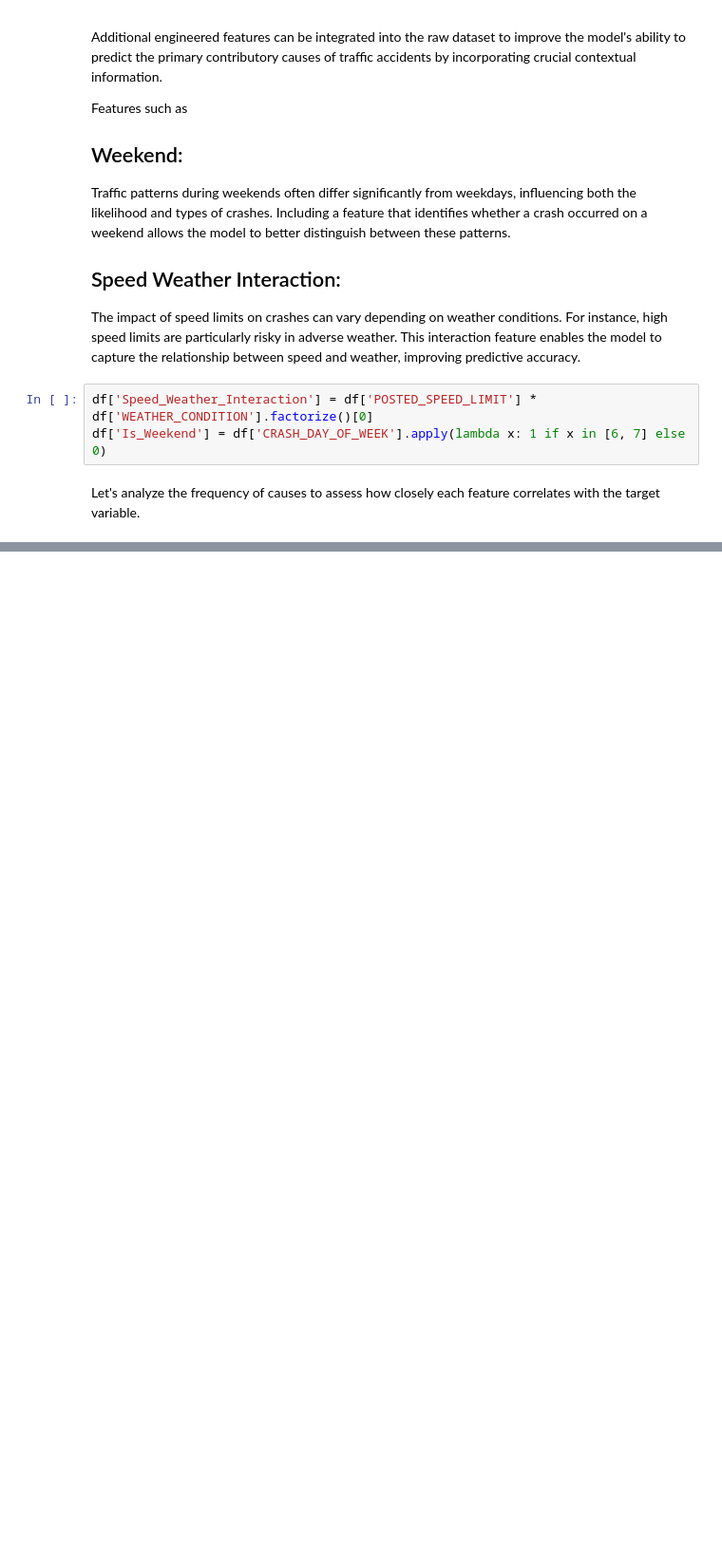
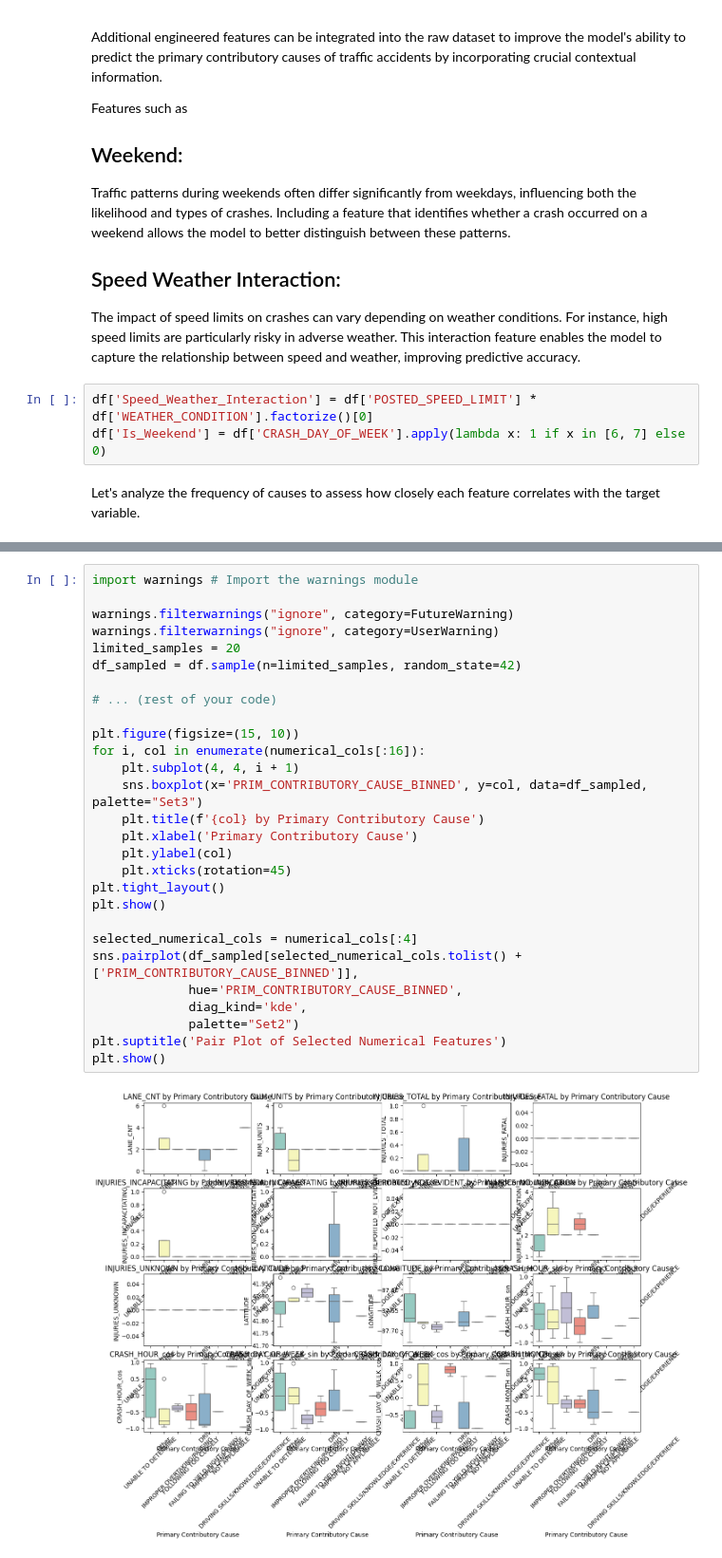
Before and after one commit to djdrjeff/phase3project_KelvinNjenga, a Jupyter notebook: Traffic_Crashes_KelvinNjenga.ipynb, the cells around one changed output, grey strips where cells are left out. Shown at 95% size. Saved outputs shown, nothing was run; the diff lists cells and outputs as text; blank space fills up the shorter version.

```diff
--- a/Traffic_Crashes_KelvinNjenga.ipynb
+++ b/Traffic_Crashes_KelvinNjenga.ipynb
@@ -317,0 +393,30 @@ Name: count, dtype: int64
+# %%
+import warnings # Import the warnings module
+
+warnings.filterwarnings("ignore", category=FutureWarning)
+warnings.filterwarnings("ignore", category=UserWarning)
+limited_samples = 20
+df_sampled = df.sample(n=limited_samples, random_state=42)
+
+# ... (rest of your code)
+
+plt.figure(figsize=(15, 10))
+for i, col in enumerate(numerical_cols[:16]):
+    plt.subplot(4, 4, i + 1)
+    sns.boxplot(x='PRIM_CONTRIBUTORY_CAUSE_BINNED', y=col, data=df_sampled, palette="Set3")
+    plt.title(f'{col} by Primary Contributory Cause')
+    plt.xlabel('Primary Contributory Cause')
+    plt.ylabel(col)
+    plt.xticks(rotation=45)
+plt.tight_layout()
+plt.show()
+
+selected_numerical_cols = numerical_cols[:4]
+sns.pairplot(df_sampled[selected_numerical_cols.tolist() + ['PRIM_CONTRIBUTORY_CAUSE_BINNED']],
+             hue='PRIM_CONTRIBUTORY_CAUSE_BINNED',
+             diag_kind='kde',
+             palette="Set2")
+plt.suptitle('Pair Plot of Selected Numerical Features')
+plt.show()
+# %% [output]
+[figure, added]
```
Also changed, not shown: parts of 41 cells of this notebook.
